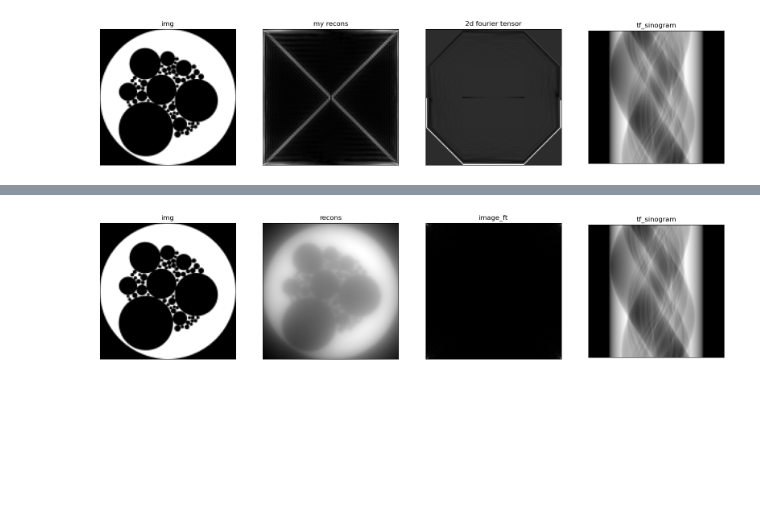
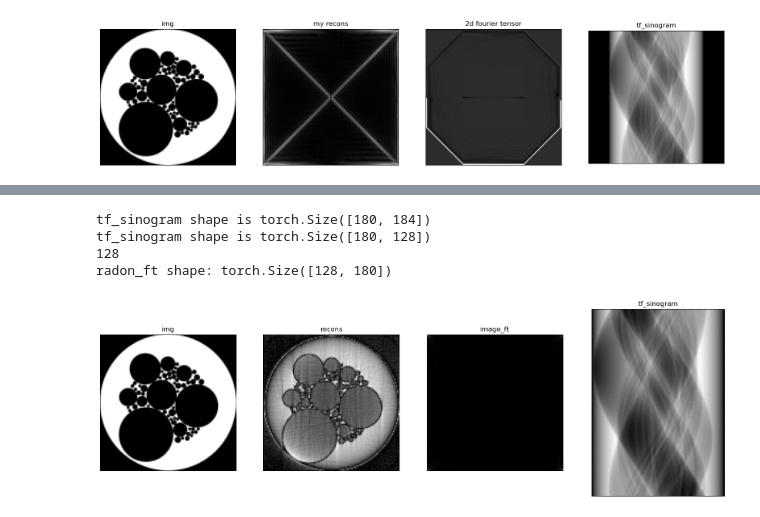
Before and after one commit to gigantocypris/RadonTorch, a Jupyter notebook: inverseRadon/inverse_Radon.ipynb, the cells around one changed output, grey strips where cells are left out. Drawn from its saved outputs; the diff is of its cells as text; code cells hidden in the pictures; blank space fills up the shorter version.

```diff
--- a/inverseRadon/inverse_Radon.ipynb
+++ b/inverseRadon/inverse_Radon.ipynb
@@ -550,6 +552,14 @@ def iradon(radon_image, theta=None, output_size=None,
 # %%
+print(f'tf_sinogram shape is {tf_sinogram.shape}')
+tf_sinogram = tf_sinogram[:,28:28+128]
+print(f'tf_sinogram shape is {tf_sinogram.shape}')
+print(int(2 ** np.ceil(np.log2(128))))
 recon = iradon(tf_sinogram.T, theta=None, output_size=128)
 recon = torch.tensor(recon)
 plot_3_images(image,tf_sinogram,abs(image_ft),abs(recon),'img','tf_sinogram','image_ft','recons')
 # %% [output]
+tf_sinogram shape is torch.Size([180, 184])
+tf_sinogram shape is torch.Size([180, 128])
+128
+radon_ft shape: torch.Size([128, 180])
-[figure, old version]
+[figure, new version]
```
Also changed, not shown: parts of 2 cells of this notebook.
